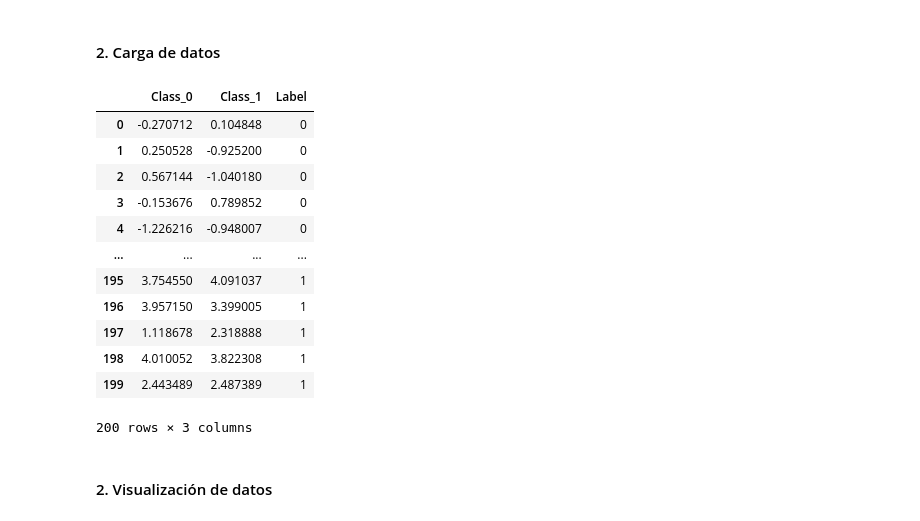
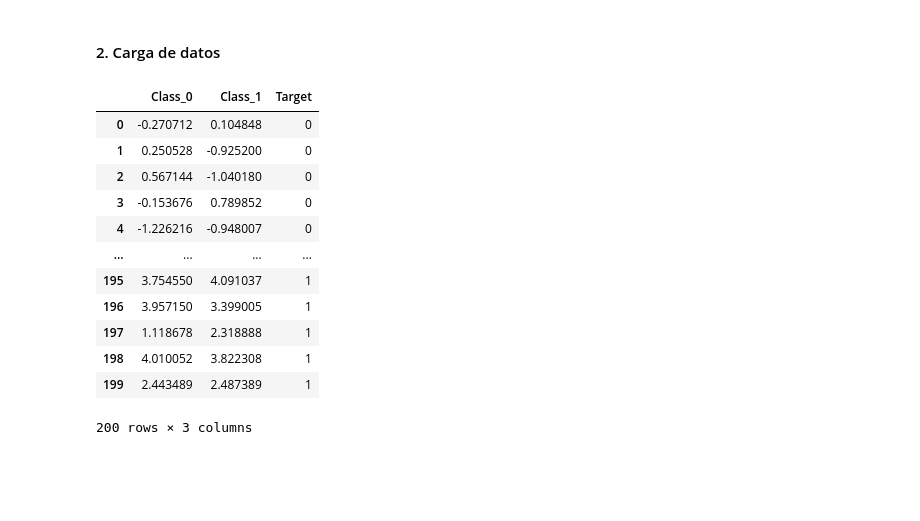
Before and after one commit to viorbe20/ai-machine-learning-systems, a Jupyter notebook: ej1-naive-bayes-knn.ipynb, the cells around one changed output. Drawn from its saved outputs; the diff is of its cells as text; code cells hidden in the pictures; blank space fills up the shorter version.

```diff
--- a/ej1-naive-bayes-knn.ipynb
+++ b/ej1-naive-bayes-knn.ipynb
@@ -30,24 +30,24 @@ class_1_labels = np.ones(100) # Representación de etiquetas como unos
 # %%
 # Formateo de datos
 X = np.vstack((class_0_data, class_1_data)) # Une dos matrices en una en forma de pila
 y = np.concatenate((class_0_labels, class_1_labels)) # Concatena las matrices de los nombres en una en forma de columna
 
 # Carga en Dataframe
 import pandas as pd
 
 # Crear DataFrames para las características y etiquetas
 df_X = pd.DataFrame(X, columns=['Class_0', 'Class_1'])
-df_y = pd.DataFrame(y, columns=['Label'])
+df_y = pd.DataFrame(y, columns=['Target'])
 
 # Concatenar DataFrames
 df_classes = pd.concat([df_X, df_y], axis=1)
 
-# Clase label solo con enteros
-df_classes.Label = df_classes.Label.astype(int)
+# Clase target solo con enteros
+df_classes.Target = df_classes.Target.astype(int)
 
 df_classes
 # %% [output]
-|  | Class_0 | Class_1 | Label |
+|  | Class_0 | Class_1 | Target |
 | 0 | -0.270712 | 0.104848 | 0 |
 | 1 | 0.250528 | -0.925200 | 0 |
 | 2 | 0.567144 | -1.040180 | 0 |
@@ -60,5 +60,3 @@ df_classes
 | 198 | 4.010052 | 3.822308 | 1 |
 | 199 | 2.443489 | 2.487389 | 1 |
 200 rows × 3 columns
-# %% [markdown]
-#### 2. Visualización de datos
```
Also changed, not shown: parts of 18 cells of this notebook.
